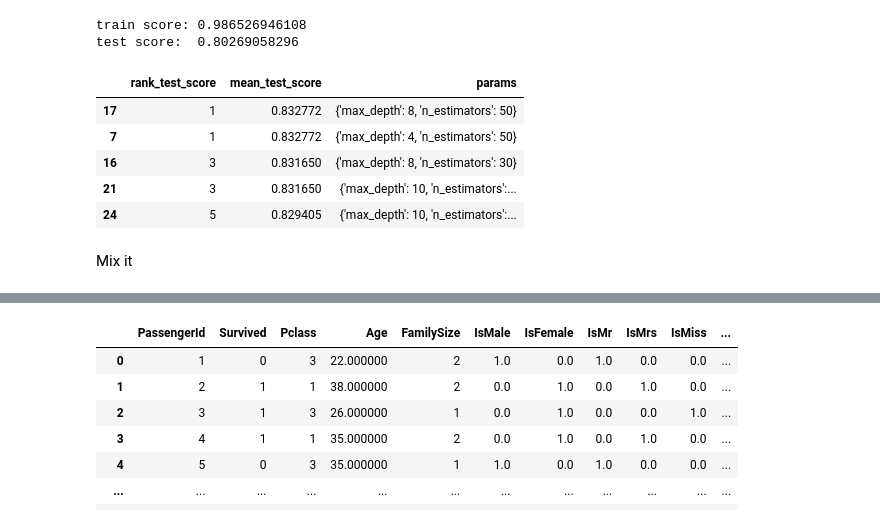
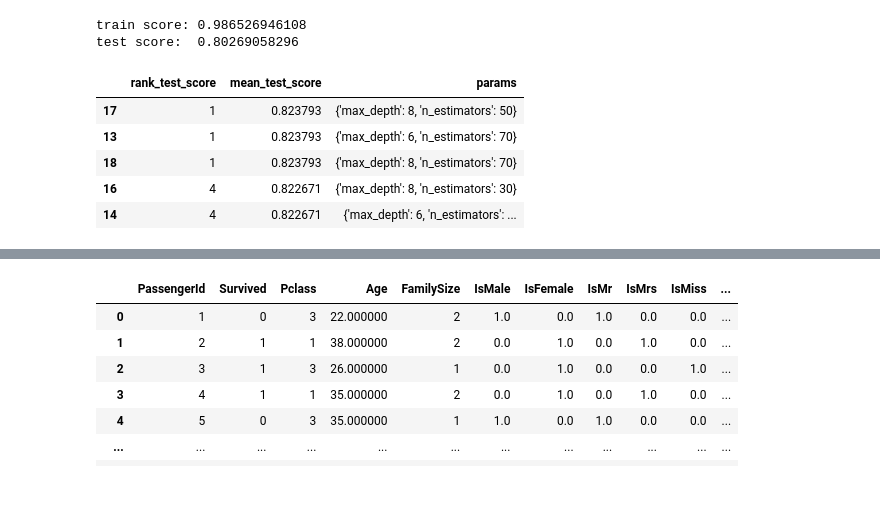
Before and after one commit to bobev18/fmi-ml-hw, a Jupyter notebook: titanic.ipynb, the cells around one changed output, grey strips where cells are left out. Drawn from its saved outputs; the diff is of its cells as text; code cells hidden in the pictures; blank space fills up the shorter version.

```diff
--- a/titanic.ipynb
+++ b/titanic.ipynb
@@ -422,16 +463,16 @@ train score: 0.986526946108
 test score:  0.80269058296
 # %%
 search = GridSearchCV(model, {'n_estimators': [10, 30, 50, 70, 100],
-                              'max_depth': [2, 4, 6, 8, 10, 12, 15]})
+                              'max_depth': [2, 4, 6, 8, 10, 12, 15]},
+                      cv=5,
+                      return_train_score=True)
 search.fit(X, y)
 
 pd.DataFrame(search.cv_results_)[['rank_test_score', 'mean_test_score', 'params']].sort_values(by='rank_test_score').head(5)
 # %% [output]
 |  | rank_test_score | mean_test_score | params |
-| 17 | 1 | 0.832772 | {'max_depth': 8, 'n_estimators': 50} |
-| 7 | 1 | 0.832772 | {'max_depth': 4, 'n_estimators': 50} |
-| 16 | 3 | 0.831650 | {'max_depth': 8, 'n_estimators': 30} |
-| 21 | 3 | 0.831650 | {'max_depth': 10, 'n_estimators':... |
-| 24 | 5 | 0.829405 | {'max_depth': 10, 'n_estimators':... |
+| 17 | 1 | 0.823793 | {'max_depth': 8, 'n_estimators': 50} |
+| 13 | 1 | 0.823793 | {'max_depth': 6, 'n_estimators': 70} |
+| 18 | 1 | 0.823793 | {'max_depth': 8, 'n_estimators': 70} |
+| 16 | 4 | 0.822671 | {'max_depth': 8, 'n_estimators': 30} |
+| 14 | 4 | 0.822671 | {'max_depth': 6, 'n_estimators': ... |
-# %% [markdown]
-Mix it
```
Also changed, not shown: parts of 78 cells of this notebook.
